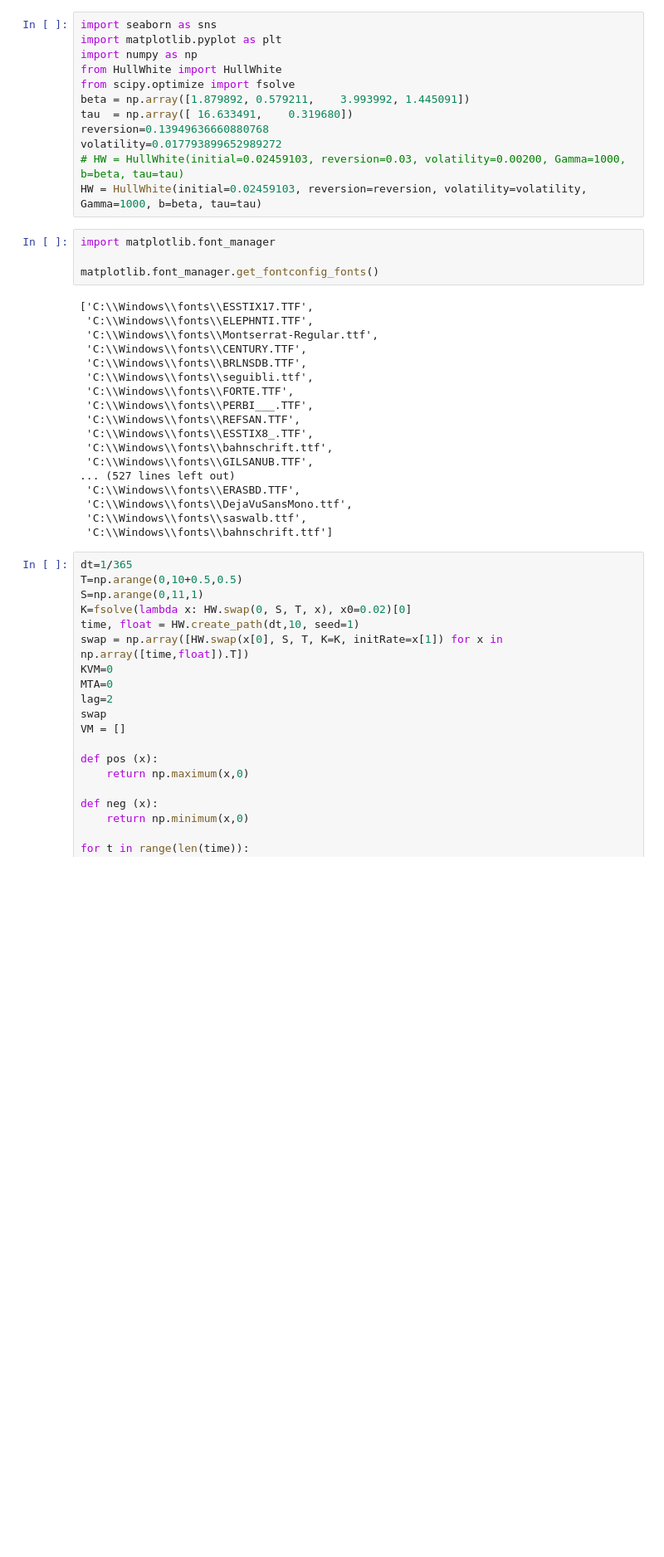
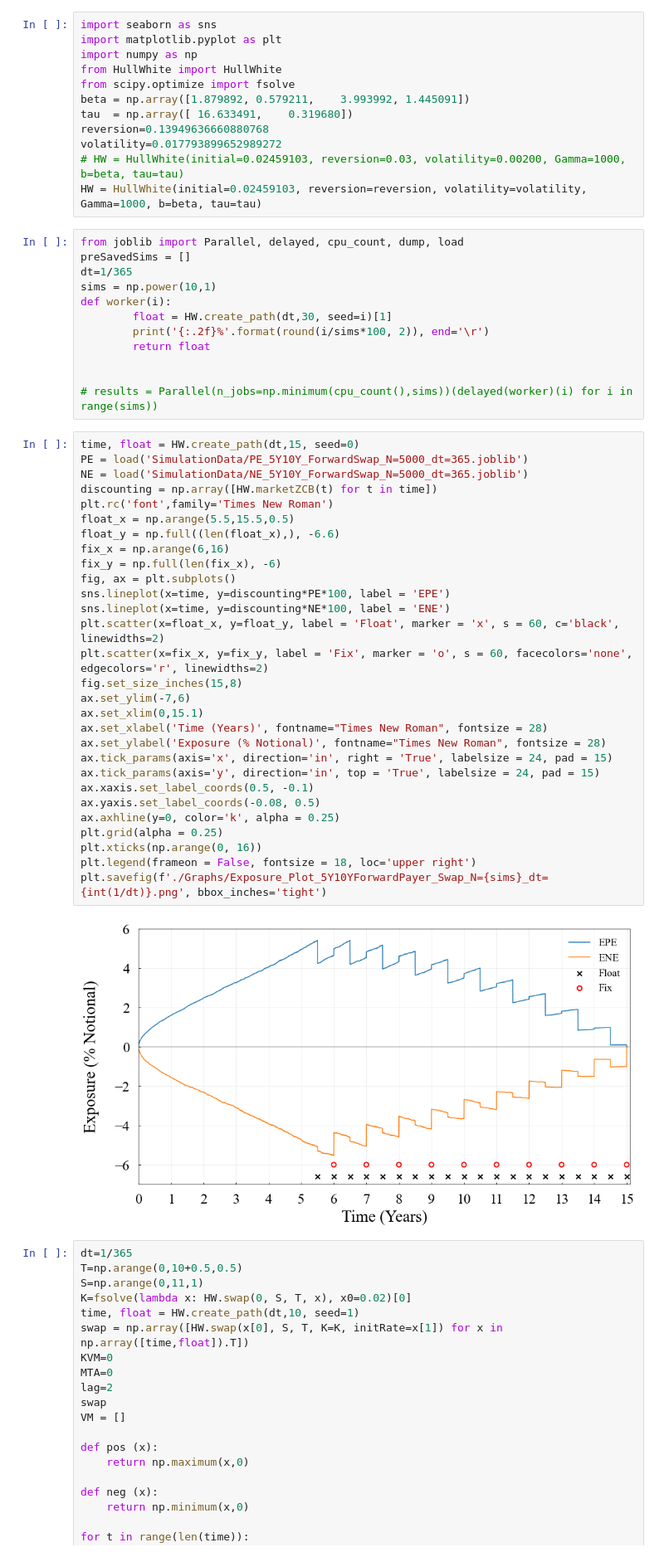
Before and after one commit to Eskild-afk/MasterThesis, a Jupyter notebook: quikMaths.ipynb, the cells around one changed output. Shown at 83% size. Saved outputs shown, nothing was run; the diff lists cells and outputs as text; blank space fills up the shorter version.

```diff
--- a/quikMaths.ipynb
+++ b/quikMaths.ipynb
@@ -10,28 +10,49 @@ reversion=0.13949636660880768
 volatility=0.017793899652989272
 # HW = HullWhite(initial=0.02459103, reversion=0.03, volatility=0.00200, Gamma=1000, b=beta, tau=tau)
 HW = HullWhite(initial=0.02459103, reversion=reversion, volatility=volatility, Gamma=1000, b=beta, tau=tau)
-# %%
-import matplotlib.font_manager
-
-matplotlib.font_manager.get_fontconfig_fonts()
-# %% [output]
-['C:\\Windows\\fonts\\ESSTIX17.TTF',
- 'C:\\Windows\\fonts\\ELEPHNTI.TTF',
- 'C:\\Windows\\fonts\\Montserrat-Regular.ttf',
- 'C:\\Windows\\fonts\\CENTURY.TTF',
- 'C:\\Windows\\fonts\\BRLNSDB.TTF',
- 'C:\\Windows\\fonts\\seguibli.ttf',
- 'C:\\Windows\\fonts\\FORTE.TTF',
- 'C:\\Windows\\fonts\\PERBI___.TTF',
- 'C:\\Windows\\fonts\\REFSAN.TTF',
- 'C:\\Windows\\fonts\\ESSTIX8_.TTF',
- 'C:\\Windows\\fonts\\bahnschrift.ttf',
- 'C:\\Windows\\fonts\\GILSANUB.TTF',
-... (527 lines left out)
- 'C:\\Windows\\fonts\\ERASBD.TTF',
- 'C:\\Windows\\fonts\\DejaVuSansMono.ttf',
- 'C:\\Windows\\fonts\\saswalb.ttf',
- 'C:\\Windows\\fonts\\bahnschrift.ttf']
+# %%
+from joblib import Parallel, delayed, cpu_count, dump, load
+preSavedSims = []
+dt=1/365
+sims = np.power(10,1)
+def worker(i):
+        float = HW.create_path(dt,30, seed=i)[1]
+        print('{:.2f}%'.format(round(i/sims*100, 2)), end='\r')
+        return float
+
+
+# results = Parallel(n_jobs=np.minimum(cpu_count(),sims))(delayed(worker)(i) for i in range(sims))
+# %%
+time, float = HW.create_path(dt,15, seed=0)
+PE = load('SimulationData/PE_5Y10Y_ForwardSwap_N=5000_dt=365.joblib')
+NE = load('SimulationData/NE_5Y10Y_ForwardSwap_N=5000_dt=365.joblib')
+discounting = np.array([HW.marketZCB(t) for t in time])
+plt.rc('font',family='Times New Roman')
+float_x = np.arange(5.5,15.5,0.5)
+float_y = np.full((len(float_x),), -6.6)
+fix_x = np.arange(6,16)
+fix_y = np.full(len(fix_x), -6)
+fig, ax = plt.subplots()
+sns.lineplot(x=time, y=discounting*PE*100, label = 'EPE')
+sns.lineplot(x=time, y=discounting*NE*100, label = 'ENE')
+plt.scatter(x=float_x, y=float_y, label = 'Float', marker = 'x', s = 60, c='black', linewidths=2)
+plt.scatter(x=fix_x, y=fix_y, label = 'Fix', marker = 'o', s = 60, facecolors='none', edgecolors='r', linewidths=2)
+fig.set_size_inches(15,8)
+ax.set_ylim(-7,6)
+ax.set_xlim(0,15.1)
+ax.set_xlabel('Time (Years)', fontname="Times New Roman", fontsize = 28)
+ax.set_ylabel('Exposure (% Notional)', fontname="Times New Roman", fontsize = 28)
+ax.tick_params(axis='x', direction='in', right = 'True', labelsize = 24, pad = 15)
+ax.tick_params(axis='y', direction='in', top = 'True', labelsize = 24, pad = 15)
+ax.xaxis.set_label_coords(0.5, -0.1)
+ax.yaxis.set_label_coords(-0.08, 0.5)
+ax.axhline(y=0, color='k', alpha = 0.25)
+plt.grid(alpha = 0.25)
+plt.xticks(np.arange(0, 16))
+plt.legend(frameon = False, fontsize = 18, loc='upper right')
+plt.savefig(f'./Graphs/Exposure_Plot_5Y10YForwardPayer_Swap_N={sims}_dt={int(1/dt)}.png', bbox_inches='tight')
+# %% [output]
+[figure, added]
 # %%
 dt=1/365
 T=np.arange(0,10+0.5,0.5)
```
Also changed, not shown: 38 other files.
